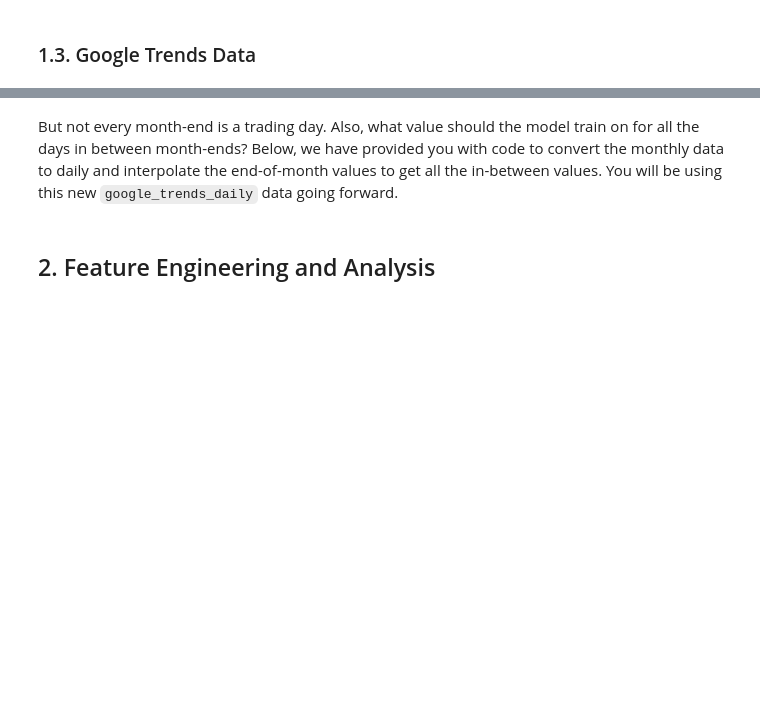
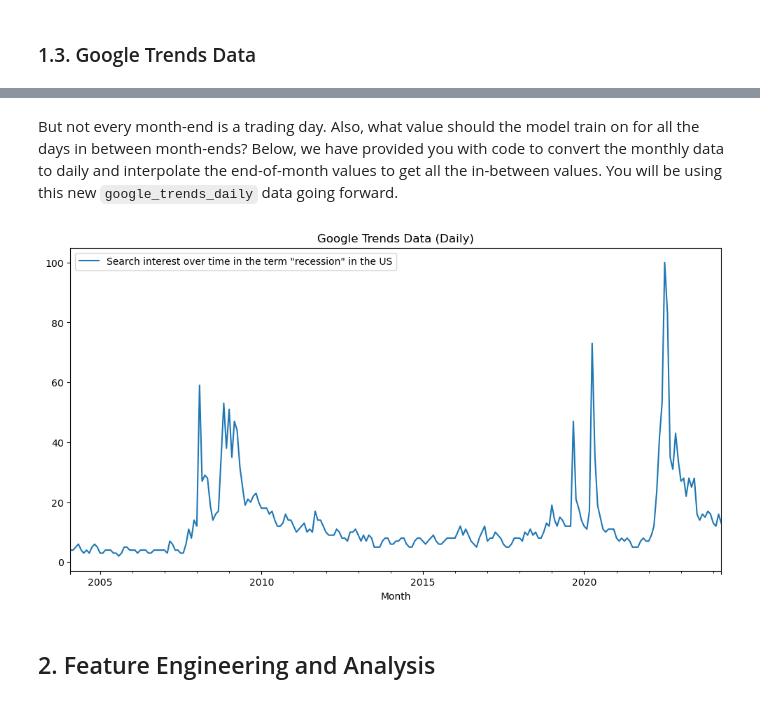
Before and after one commit to waynebar69/xlv-volatility-sentiment-ml, a Jupyter notebook: notebooks/xlv_prediction_model.ipynb.ipynb, the cells around one changed output, grey strips where cells are left out. Drawn from its saved outputs; the diff is of its cells as text; code cells hidden in the pictures; blank space fills up the shorter version.

Commit message:
ingest google search term recession trend data

```diff
--- a/notebooks/xlv_prediction_model.ipynb.ipynb
+++ b/notebooks/xlv_prediction_model.ipynb.ipynb
@@ -220,0 +223,3 @@ google_trends_data = ## YOUR CODE HERE ##
+# %%
+google_trends_data = pd.read_csv("../data/raw/GoogleTrendsData.csv", parse_dates=True, index_col="Month")
+google_trends_data.head()
@@ -227,4 +253,5 @@ We would have liked to assign the data points to the last day of the respective
 
 > Hint: You can use `pd.offsets.MonthEnd()` from Pandas.
-# %%
-google_trends_data.index = ## YOUR CODE HERE ##
+# %%
+google_trends_data.index = google_trends_data.index + pd.offsets.MonthEnd()
+google_trends_data.index
@@ -244,12 +285,18 @@ plt.show()
 # %% [markdown]
-But not every month-end is a trading day. Also, what value should the model train on for all the days in between month-ends? Below, we have provided you with code to convert the monthly data to daily and interpolate the end-of-month values to get all the in-between values. You will be using this new `google_trends_daily` data going forward.
+But not every month-end is a trading day. Also, what value should the model train
+on for all the days in between month-ends?
+Below, we have provided you with code to convert the monthly data to daily and
+interpolate the end-of-month values to get all the in-between values.
+You will be using this new `google_trends_daily` data going forward.
 # %%
 google_trends_daily = google_trends_data.resample('D').asfreq().interpolate(method='linear')
 # %%
 # # The shape of the chart should not have changed
-# google_trends_daily.plot.line(title="Google Trends Data (Daily)", figsize=(12, 6)).legend(
-#     labels=['Search interest over time in the term "recession" in the US']
-# );
+google_trends_daily.plot.line(title="Google Trends Data (Daily)", figsize=(12, 6)).legend(
+    labels=['Search interest over time in the term "recession" in the US']
+);
+# %% [output]
+[figure, added]
 # %% [markdown]
 ## 2. Feature Engineering and Analysis
 # %% [markdown]
```
Also changed, not shown: parts of 9 cells of this notebook.
